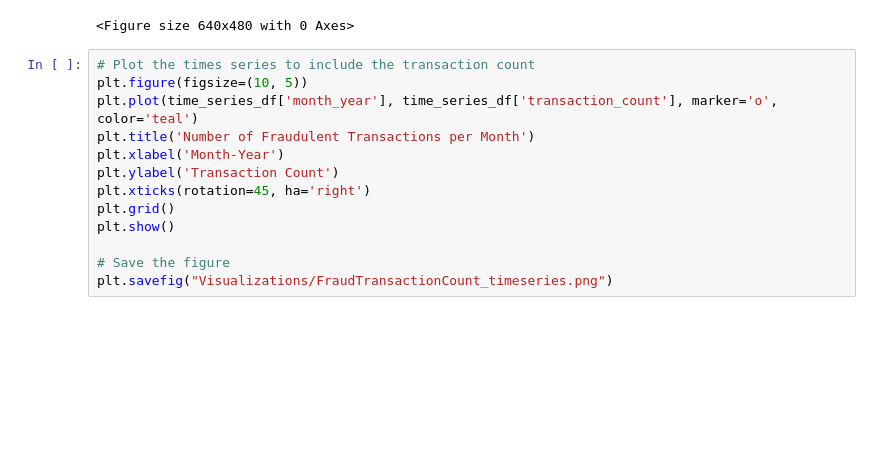
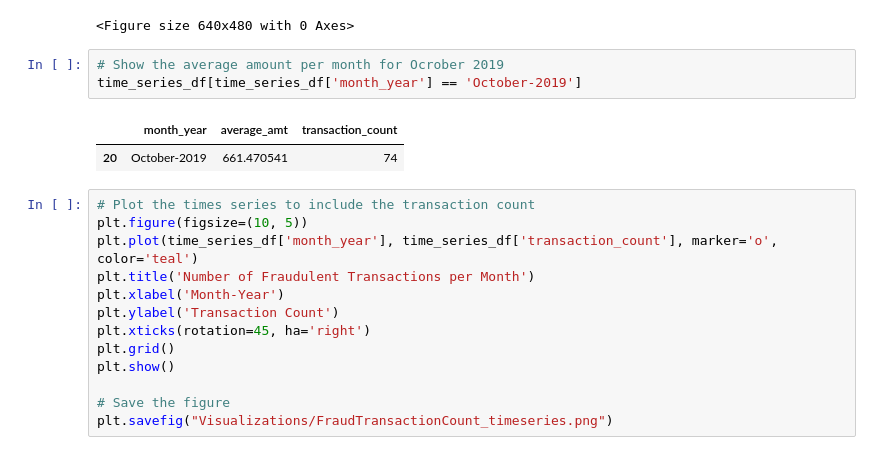
Before and after one commit to LackOfWitness/west-us-credit-card-fraud, a Jupyter notebook: Credit_Card_Fraud_Analysis-Team3-/credit_card_fraud_analysis.ipynb, the cells around one changed output. Saved outputs shown, nothing was run; the diff lists cells and outputs as text; blank space fills up the shorter version.

```diff
--- a/Credit_Card_Fraud_Analysis-Team3-/credit_card_fraud_analysis.ipynb
+++ b/Credit_Card_Fraud_Analysis-Team3-/credit_card_fraud_analysis.ipynb
@@ -267,6 +267,12 @@ plt.savefig("Visualizations/AvgFraudAmount_timeseries.png")
 # %% [output]
 [figure]
 <Figure size 640x480 with 0 Axes>
+# %%
+# Show the average amount per month for Ocrober 2019
+time_series_df[time_series_df['month_year'] == 'October-2019']
+# %% [output]
+|  | month_year | average_amt | transaction_count |
+| 20 | October-2019 | 661.470541 | 74 |
 # %%
 # Plot the times series to include the transaction count
 plt.figure(figsize=(10, 5))
```
Also changed, not shown: parts of 3 cells of this notebook.
